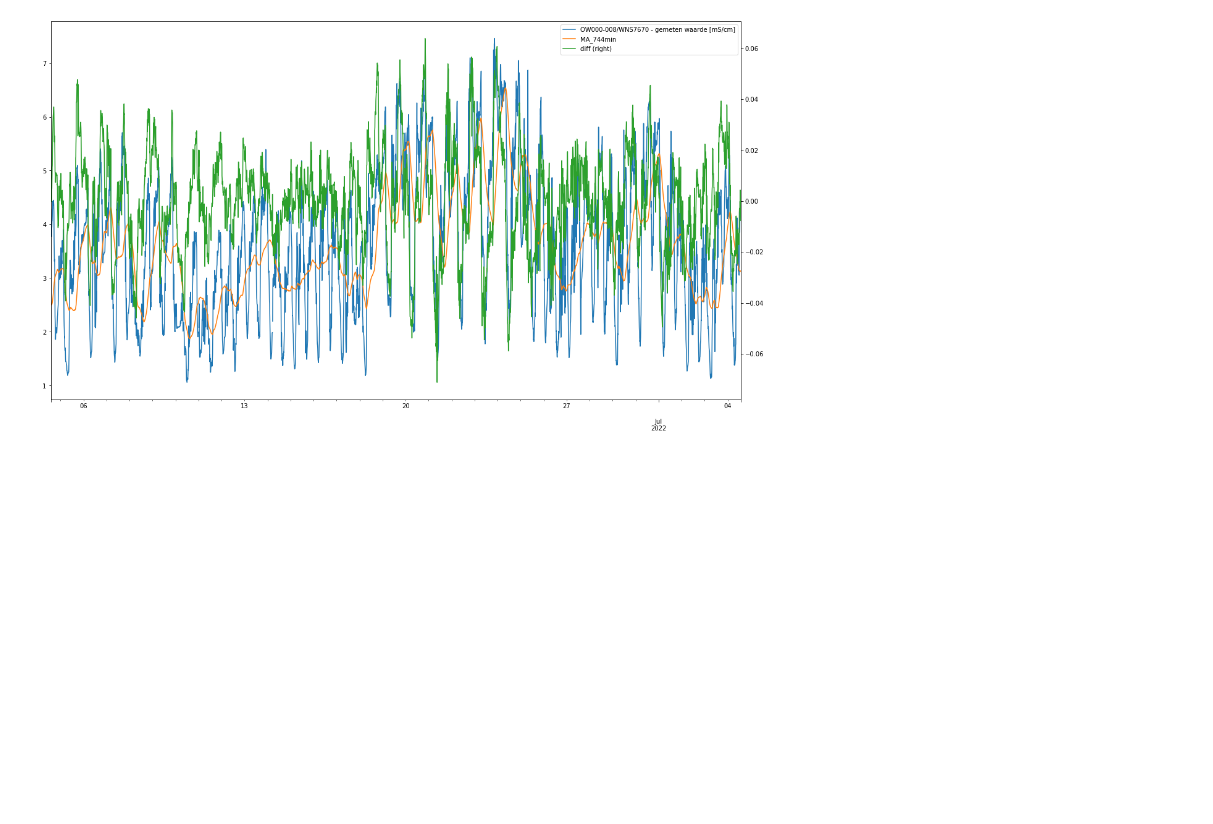
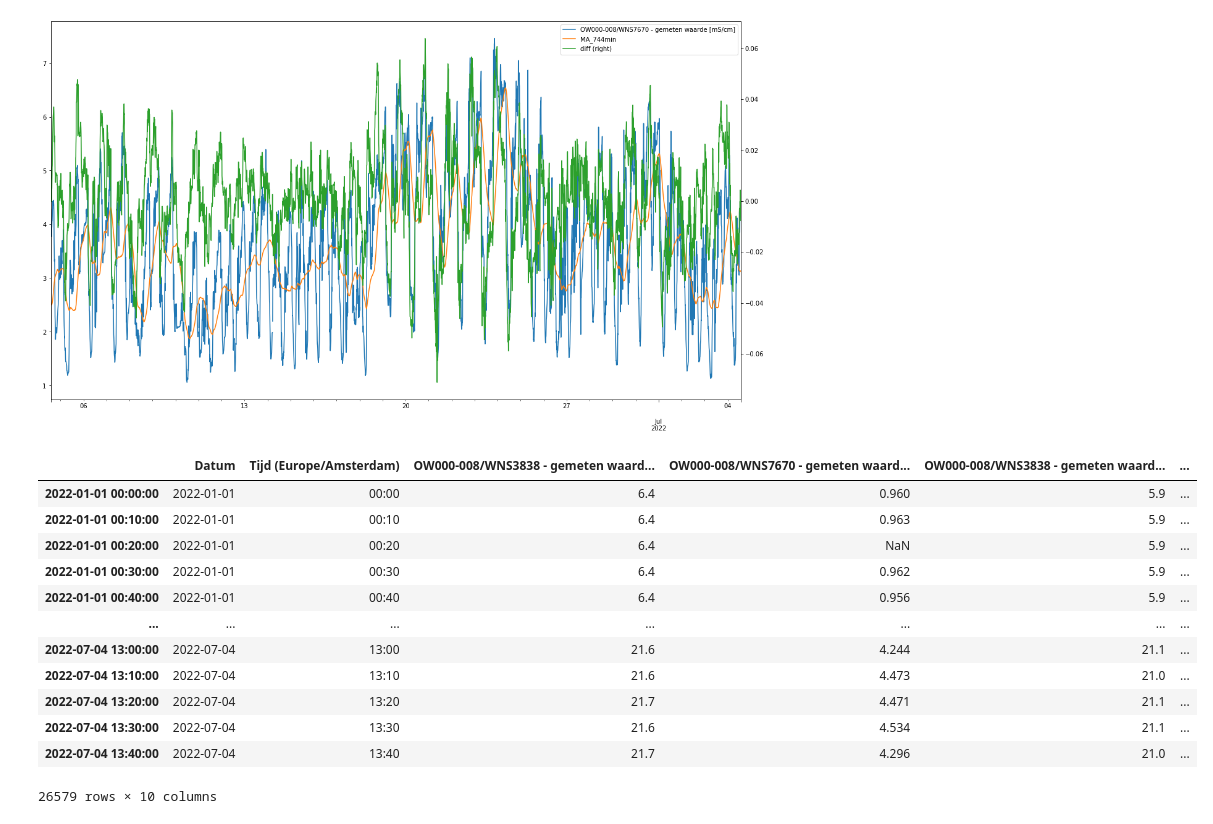
Before and after one commit to hhdelfland/zoutindringing-parksluizen, a Jupyter notebook: parser.ipynb, the cells around one changed output. Saved outputs shown, nothing was run; the diff lists cells and outputs as text; code cells hidden in the pictures; blank space fills up the shorter version.

```diff
--- a/parser.ipynb
+++ b/parser.ipynb
@@ -140,3 +140,19 @@ ax = recent_df.plot(y=[numeric_cols[1],MA_col],figsize=(1920/my_dpi, 1080/my_dpi
 ax2 = recent_df.plot(y='diff',secondary_y=True,ax=ax)
 # %% [output]
 [figure]
+# %%
+df['2022']
+# %% [output]
+|  | Datum | Tijd (Europe/Amsterdam) | OW000-008/WNS3838 - gemeten waard... | OW000-008/WNS7670 - gemeten waard... | OW000-008/WNS3838 - gemeten waard... | ... |
+| 2022-01-01 00:00:00 | 2022-01-01 | 00:00 | 6.4 | 0.960 | 5.9 | ... |
+| 2022-01-01 00:10:00 | 2022-01-01 | 00:10 | 6.4 | 0.963 | 5.9 | ... |
+| 2022-01-01 00:20:00 | 2022-01-01 | 00:20 | 6.4 | NaN | 5.9 | ... |
+| 2022-01-01 00:30:00 | 2022-01-01 | 00:30 | 6.4 | 0.962 | 5.9 | ... |
+| 2022-01-01 00:40:00 | 2022-01-01 | 00:40 | 6.4 | 0.956 | 5.9 | ... |
+| ... | ... | ... | ... | ... | ... | ... |
+| 2022-07-04 13:00:00 | 2022-07-04 | 13:00 | 21.6 | 4.244 | 21.1 | ... |
+| 2022-07-04 13:10:00 | 2022-07-04 | 13:10 | 21.6 | 4.473 | 21.0 | ... |
+| 2022-07-04 13:20:00 | 2022-07-04 | 13:20 | 21.7 | 4.471 | 21.1 | ... |
+| 2022-07-04 13:30:00 | 2022-07-04 | 13:30 | 21.6 | 4.534 | 21.1 | ... |
+| 2022-07-04 13:40:00 | 2022-07-04 | 13:40 | 21.7 | 4.296 | 21.0 | ... |
+26579 rows × 10 columns
```
Also changed, not shown: parts of 2 cells of this notebook.
